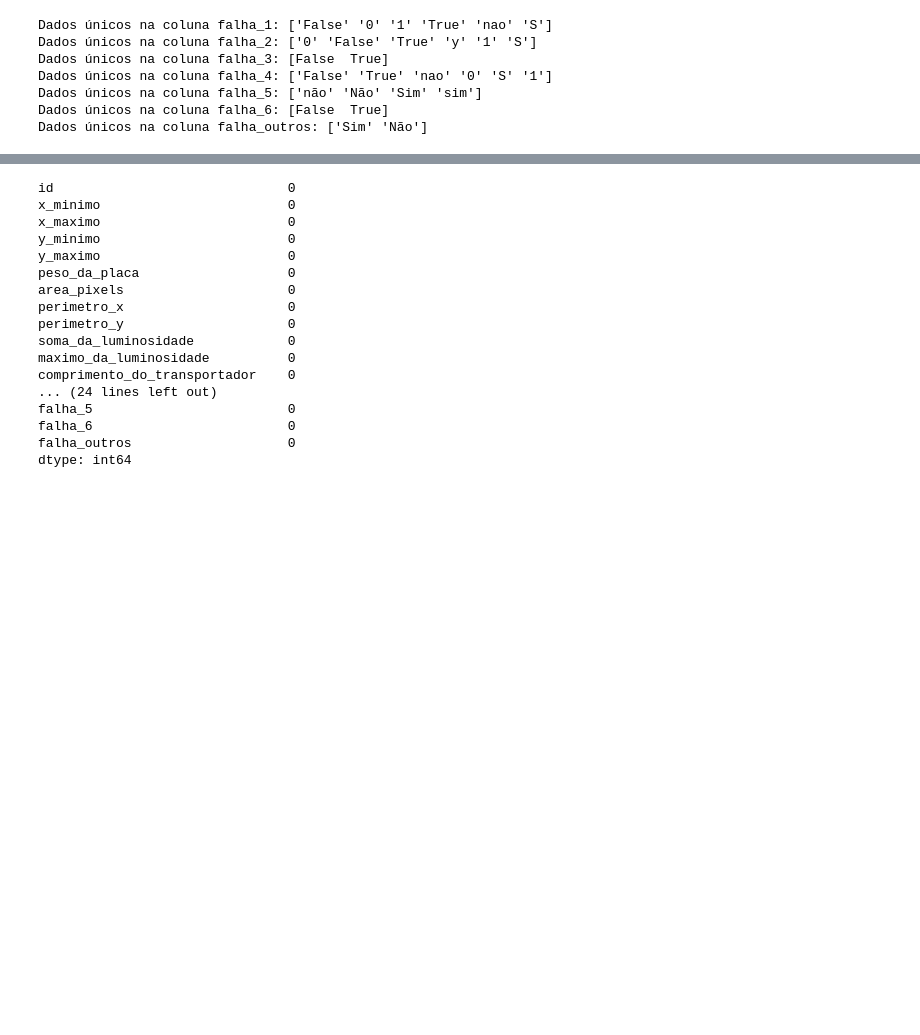
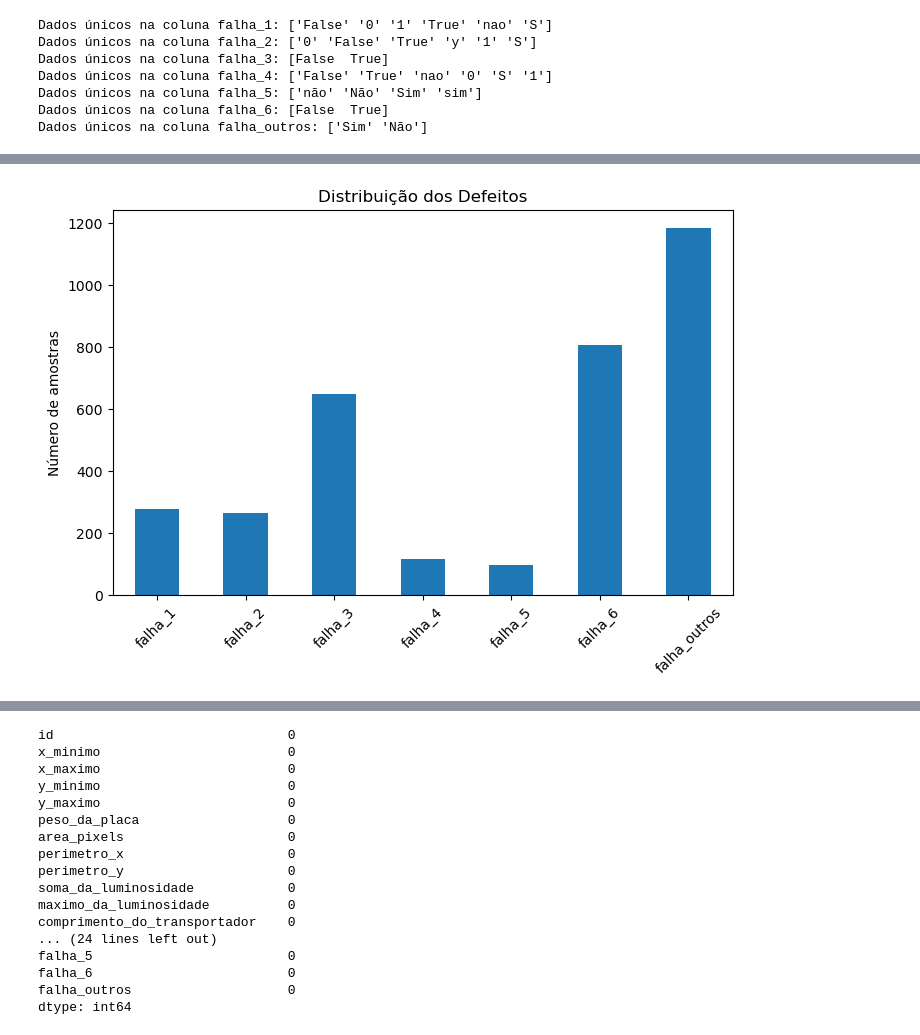
Before and after one commit to kdss-mila/desafio_residencia_IA, a Jupyter notebook: EDA.ipynb, the cells around one changed output, grey strips where cells are left out. Drawn from its saved outputs; the diff is of its cells as text; code cells hidden in the pictures; blank space fills up the shorter version.

```diff
--- a/EDA.ipynb
+++ b/EDA.ipynb
@@ -108,19 +85,0 @@ df_train[['tipo_do_aço_A300', 'tipo_do_aço_A400']] = df_train.apply(corrigir_t
-# %%
-def corrigir_tipos(row):
-    tipoA300 = row['tipo_do_aço_A300']
-    tipoA400 = row['tipo_do_aço_A400']
-
-    if tipoA300 in ['Sim', 'sim','1', 1]:
-         tipoA300 = 1
-    elif tipoA300 in ['não', 'Não','N','0', 0]:
-         tipoA300 = 0
-
-    if tipoA400 in ['Sim', 'sim', 'S','1',1]:
-        tipoA400 = 1
-    elif tipoA400 in ['não', 'Não','N','nao','0', 0]:
-        tipoA400 = 0
-
-    return pd.Series([tipoA300, tipoA400])
-
-
-df_train[['tipo_do_aço_A300', 'tipo_do_aço_A400']] = df_train.apply(corrigir_tipos, axis=1)
@@ -188,0 +168,8 @@ df_train[cols] = df_train[cols].fillna(df_train[cols].median())
+# %%
+df_train[cols_falhas] = df_train[cols_falhas].apply(pd.to_numeric, errors='coerce')
+df_train[cols_falhas].sum().plot(kind='bar', title='Distribuição dos Defeitos', figsize=(8,5))
+plt.ylabel("Número de amostras")
+plt.xticks(rotation=45)
+plt.show()
+# %% [output]
+[figure, added]
```
Also changed, not shown: parts of 44 cells of this notebook, 2 other files.
